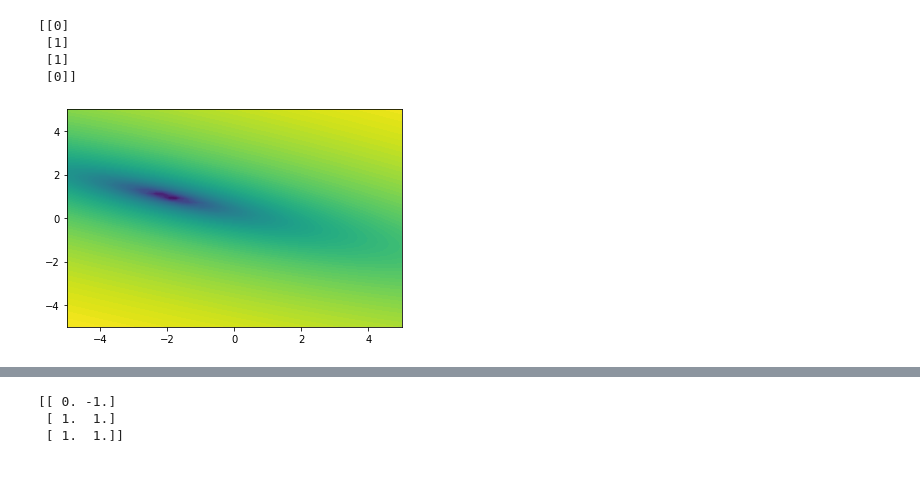
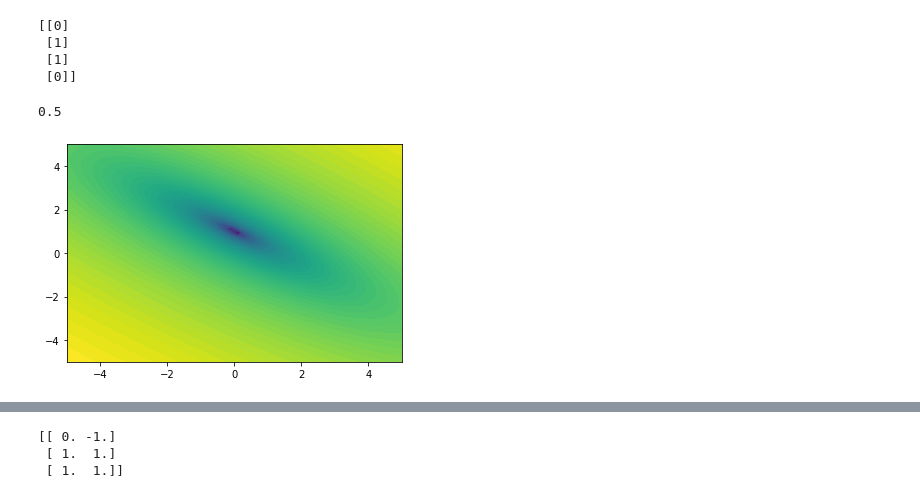
Before and after one commit to adammoss/MLiS2, a Jupyter notebook: intro/backprop.ipynb, the cells around one changed output, grey strips where cells are left out. Cells and saved outputs as stored; diff of their text form; code cells hidden in the pictures.

```diff
--- a/intro/backprop.ipynb
+++ b/intro/backprop.ipynb
@@ -54,22 +55,31 @@ class MLP(object):
     z_2 = np.matmul(np.hstack((np.ones(shape=(a_1.shape[0], 1)), a_1)), self.weights_2)
     a_2 = z_2
     return z_1, a_1, z_2, a_2
+# %%
+m = MLP()
+m.weights_1 = np.array([[0, -1], [1,1], [1,1]], dtype=np.float)
+m.weights_2 = np.array([[1], [0], [-2]], dtype=np.float)
+z_1, a_1, z_2, a_2 = m.forward(X)
+print(0.25 * np.sum((a_2 - Y)**2))
+# %% [output]
+0.5
 # %%
 m = MLP()
 m.weights_1 = np.array([[0, -1], [1,1], [1,1]], dtype=np.float)
 m.weights_2 = np.array([[0], [1], [-2]], dtype=np.float)
-# Test loss versus weights
+# Test plotting the loss versus weights
 n = 50
 test_weights = np.linspace(-5, 5, n)
 loss = np.zeros((n, n))
 for i in range(n):
-  m.weights_2[1, 0] = test_weights[i]
+  m.weights_2[0, 0] = test_weights[i]
   for j in range(n):
-    m.weights_2[2, 0] = test_weights[j]
+    m.weights_2[1, 0] = test_weights[j]
     z_1, a_1, z_2, a_2 = m.forward(X)
     loss[i, j] = 0.25 * np.sum((a_2 - Y)**2)
-plt.contourf(test_weights, test_weights, np.log(loss), levels=100)
+plt.figure()
+plt.contourf(test_weights, test_weights, np.log(loss.T), levels=100)
 plt.show()
 # %% [output]
-[figure, old version]
+[figure, new version]
 # %%
```
Also changed, not shown: parts of 4 cells of this notebook.
